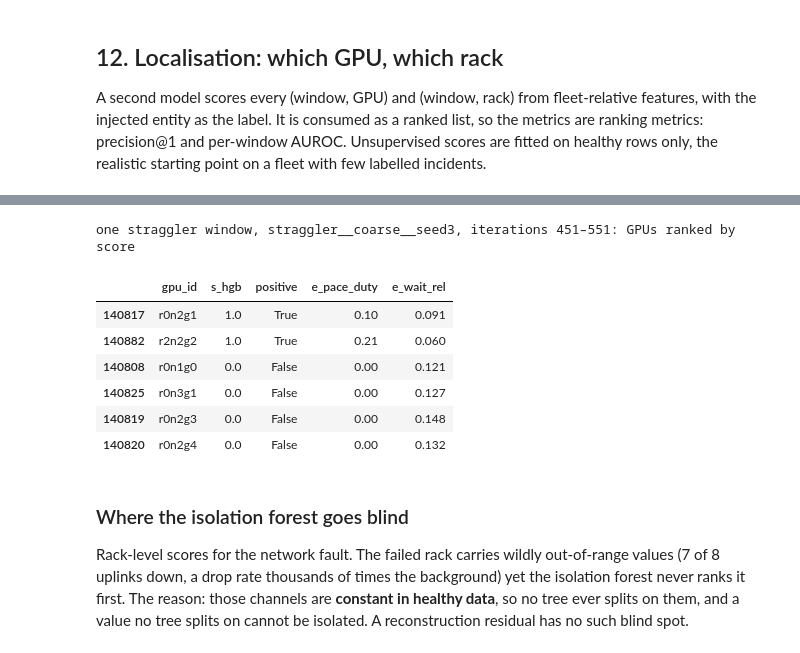
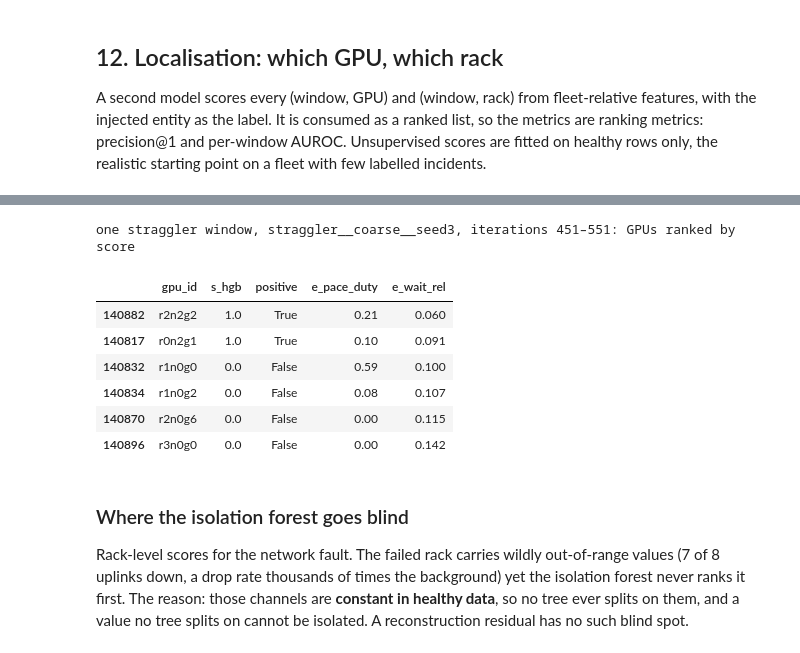
Before and after one commit to UniCandice/GPU_cluster_simulator, a Jupyter notebook: notebooks/ml_fault_diagnosis.ipynb, the cells around one changed output, grey strips where cells are left out. Cells and saved outputs as stored; diff of their text form; code cells hidden in the pictures.

```diff
--- a/notebooks/ml_fault_diagnosis.ipynb
+++ b/notebooks/ml_fault_diagnosis.ipynb
@@ -131,0 +142,7 @@ simulated thermal__medium__seed7 in 1.2s; re-drawn injection: {'type': 'cooling_
+# %%
+rows = []
+for seed in (42, 1, 2, 3, 4):
+    for scenario in mb.CLASSES:
+        profile, alloc, placement, desc = mb.allocation_variant(seed, scenario, "medium")
+        rows.append({"seed": seed, "scenario": scenario, **desc})
+pd.DataFrame(rows).head(12)
@@ -521,17 +635,17 @@ pd.concat({m: pd.DataFrame(mb._ranking_metrics(gte, f"s_{m}")).T for m in ("hgb"
 # %%
-sg = gte[gte["label"] == "straggler"]; rid = sorted(sg["run_id"].unique())[0]
+sg = gte[(gte["label"] == "straggler") & (gte["alloc"] == "full")]; rid = sorted(sg["run_id"].unique())[0]
 w = sg[(sg["run_id"] == rid)]; w = w[w["start"] == w["start"].iloc[len(w) // 2]]
 print(f"one straggler window, {rid}, iterations {int(w['start'].iloc[0])}–{int(w['start'].iloc[0]) + W}: GPUs ranked by score")
 w.sort_values("s_hgb", ascending=False)[["gpu_id", "s_hgb", "positive", "e_pace_duty", "e_wait_rel"]].head(6).round(3)
 # %% [output]
 one straggler window, straggler__coarse__seed3, iterations 451–551: GPUs ranked by score
 |  | gpu_id | s_hgb | positive | e_pace_duty | e_wait_rel |
+| 140882 | r2n2g2 | 1.0 | True | 0.21 | 0.060 |
 | 140817 | r0n2g1 | 1.0 | True | 0.10 | 0.091 |
-| 140882 | r2n2g2 | 1.0 | True | 0.21 | 0.060 |
-| 140808 | r0n1g0 | 0.0 | False | 0.00 | 0.121 |
-| 140825 | r0n3g1 | 0.0 | False | 0.00 | 0.127 |
-| 140819 | r0n2g3 | 0.0 | False | 0.00 | 0.148 |
-| 140820 | r0n2g4 | 0.0 | False | 0.00 | 0.132 |
+| 140832 | r1n0g0 | 0.0 | False | 0.59 | 0.100 |
+| 140834 | r1n0g2 | 0.0 | False | 0.08 | 0.107 |
+| 140870 | r2n0g6 | 0.0 | False | 0.00 | 0.115 |
+| 140896 | r3n0g0 | 0.0 | False | 0.00 | 0.142 |
 # %% [markdown]
 ### Where the isolation forest goes blind
 
```
Also changed, not shown: parts of 28 cells of this notebook, 2 other files.
